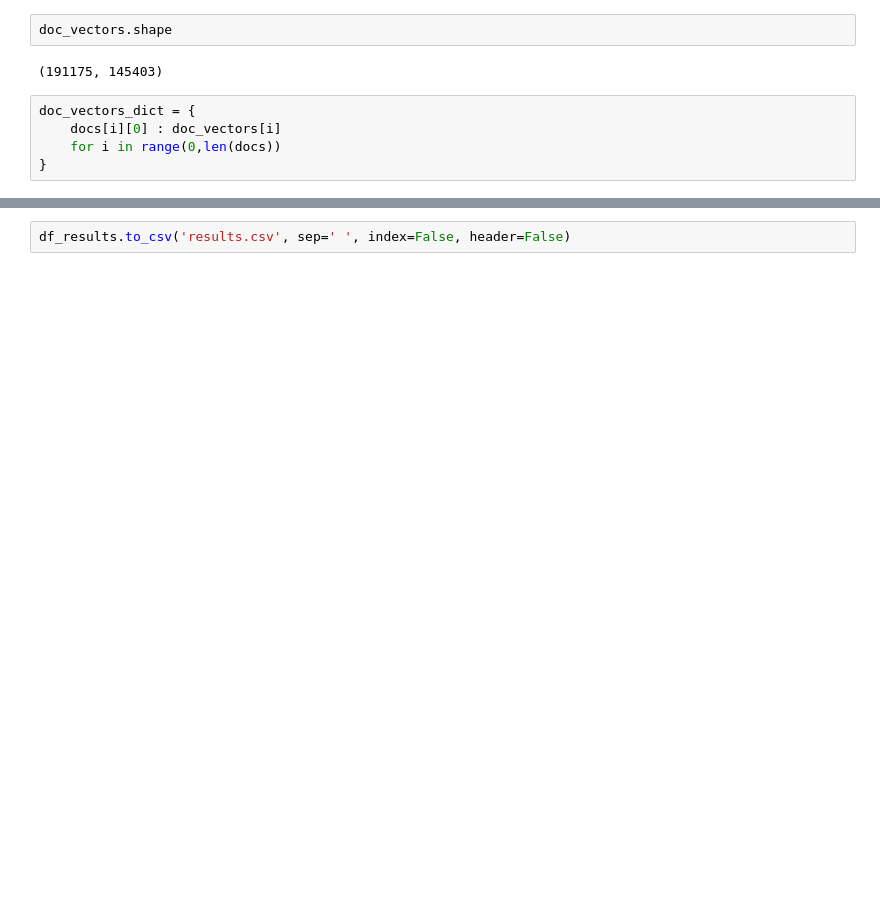
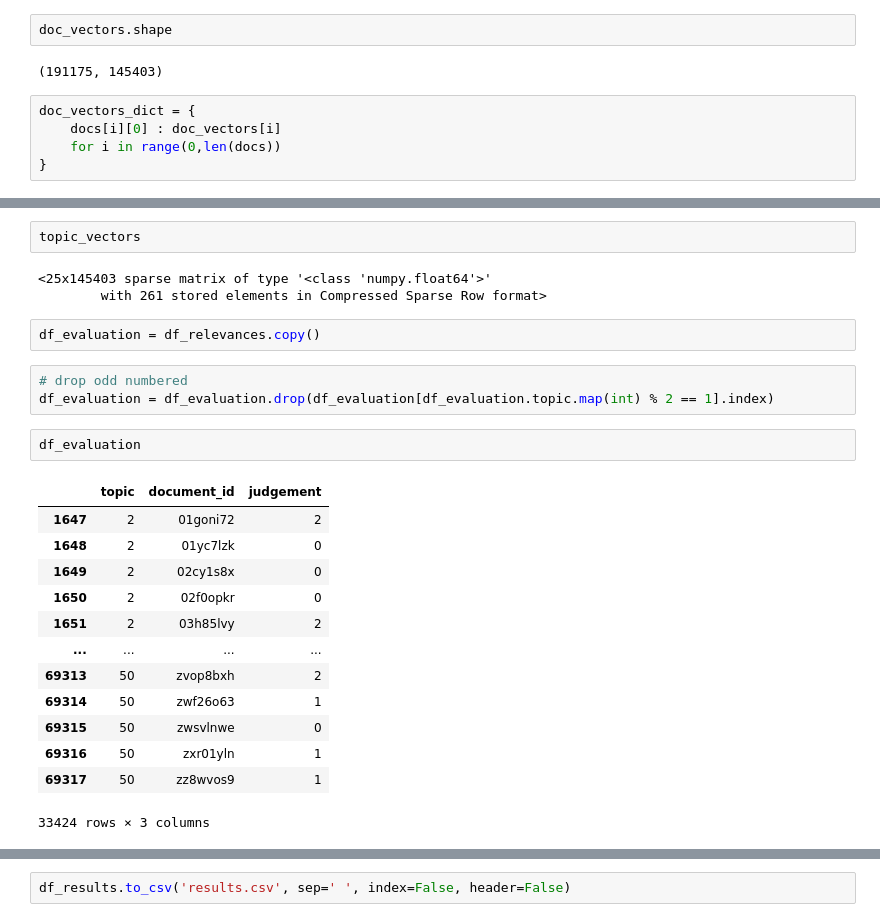
Before and after one commit to cemreefe/cmpe493-project, a Jupyter notebook: 493_playground.ipynb, the cells around one changed output, grey strips where cells are left out. Saved outputs shown, nothing was run; the diff lists cells and outputs as text; blank space fills up the shorter version.

```diff
--- a/493_playground.ipynb
+++ b/493_playground.ipynb
@@ -220,0 +241,26 @@ SARS-CoV-2 phylogenetic analysis What is the result of phylogenetic analysis of
+# %%
+topic_vectors
+# %% [output]
+<25x145403 sparse matrix of type '<class 'numpy.float64'>'
+        with 261 stored elements in Compressed Sparse Row format>
+# %%
+df_evaluation = df_relevances.copy()
+# %%
+# drop odd numbered
+df_evaluation = df_evaluation.drop(df_evaluation[df_evaluation.topic.map(int) % 2 == 1].index)
+# %%
+df_evaluation
+# %% [output]
+|  | topic | document_id | judgement |
+| 1647 | 2 | 01goni72 | 2 |
+| 1648 | 2 | 01yc7lzk | 0 |
+| 1649 | 2 | 02cy1s8x | 0 |
+| 1650 | 2 | 02f0opkr | 0 |
+| 1651 | 2 | 03h85lvy | 2 |
+| ... | ... | ... | ... |
+| 69313 | 50 | zvop8bxh | 2 |
+| 69314 | 50 | zwf26o63 | 1 |
+| 69315 | 50 | zwsvlnwe | 0 |
+| 69316 | 50 | zxr01yln | 1 |
+| 69317 | 50 | zz8wvos9 | 1 |
+33424 rows × 3 columns
```
Also changed, not shown: parts of 27 cells of this notebook.
